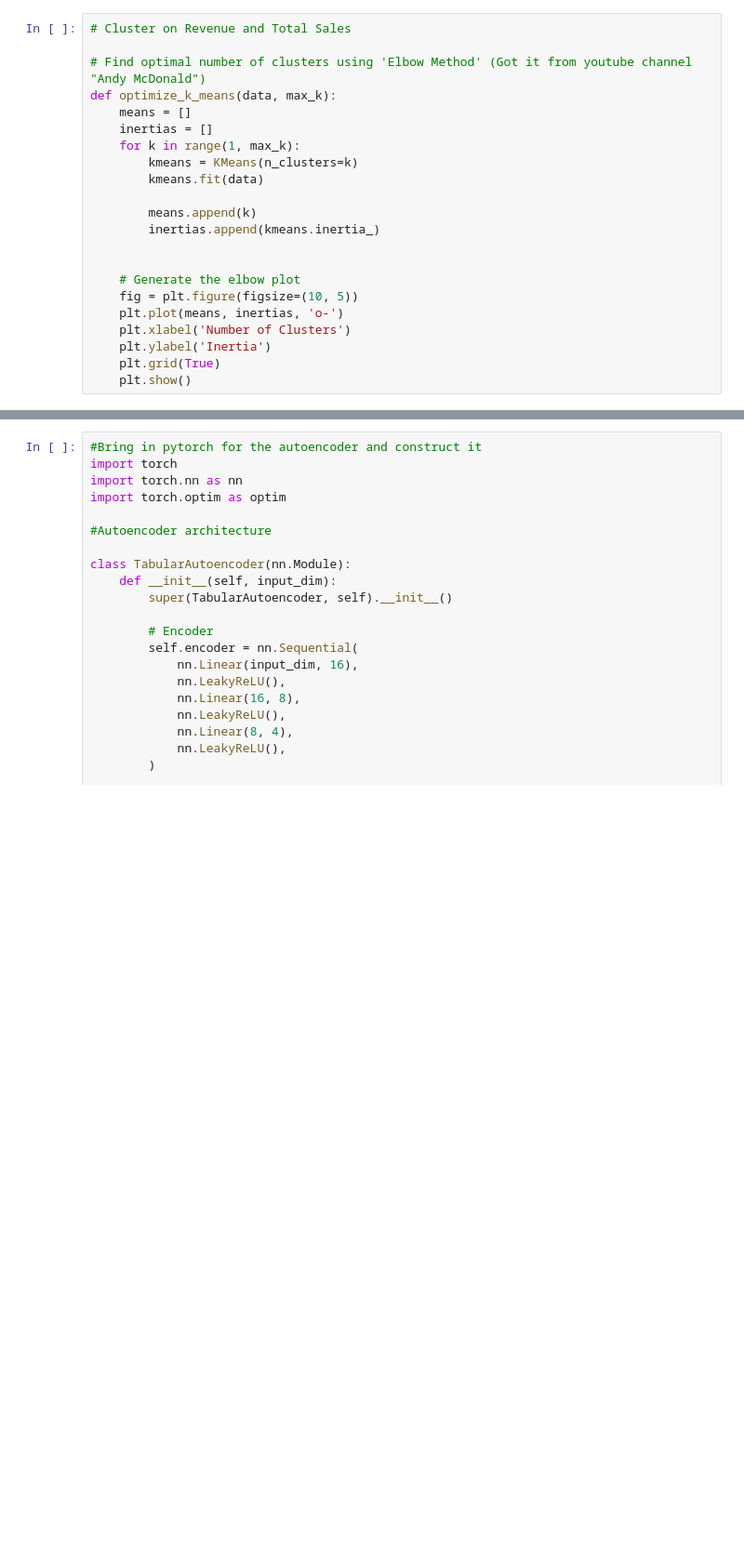
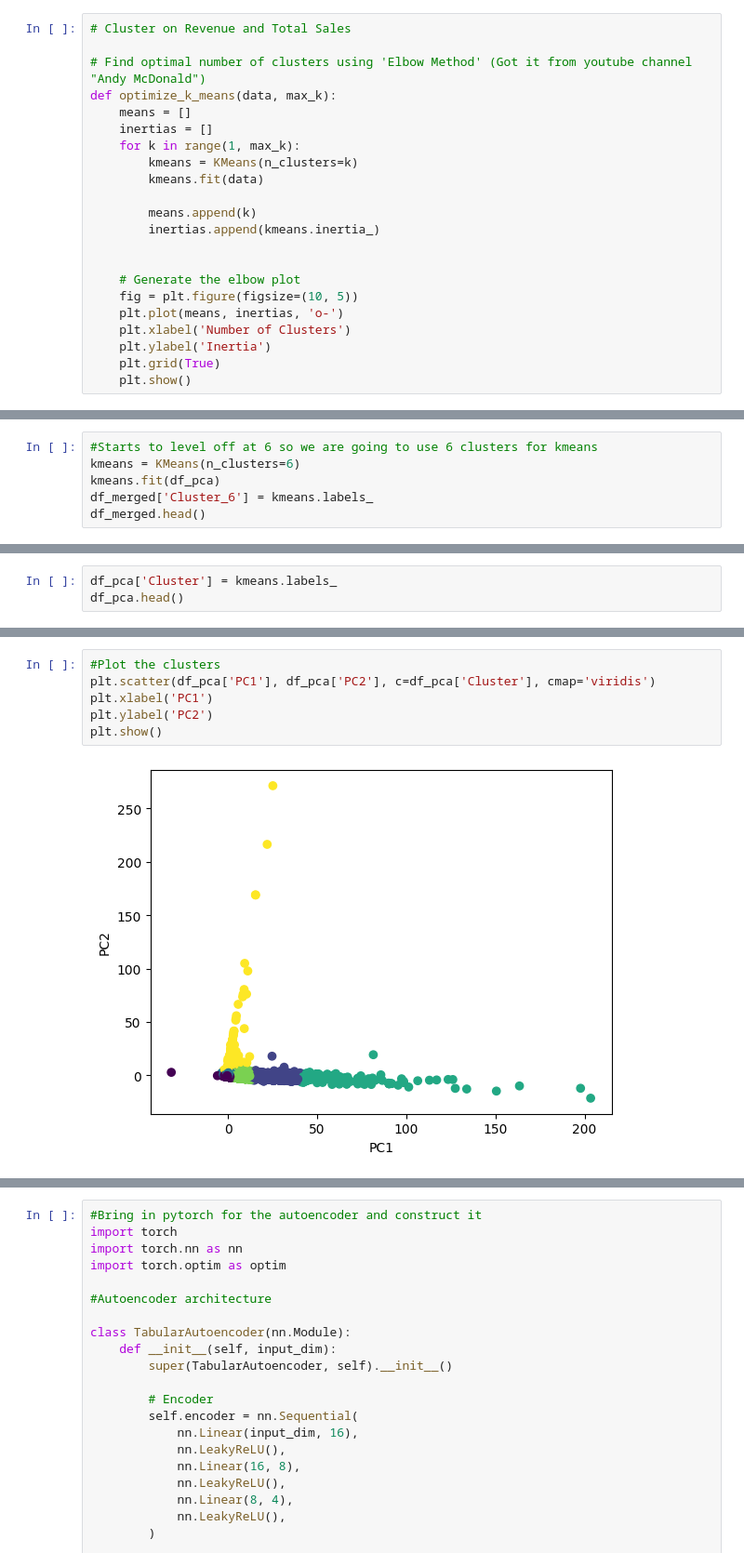
Before and after one commit to jtowgood/DAT490Capstone, a Jupyter notebook: Unsupervised_Learning.ipynb, the cells around one changed output, grey strips where cells are left out. Shown: that part at 93% size. Cells and saved outputs as stored; diff of their text form; blank space fills up the shorter version.

```diff
--- a/Unsupervised_Learning.ipynb
+++ b/Unsupervised_Learning.ipynb
@@ -295,0 +144,6 @@ memory usage: 34.1+ MB
+# %%
+#Starts to level off at 6 so we are going to use 6 clusters for kmeans
+kmeans = KMeans(n_clusters=6)
+kmeans.fit(df_pca)
+df_merged['Cluster_6'] = kmeans.labels_
+df_merged.head()
@@ -295,0 +157,3 @@ memory usage: 34.1+ MB
+# %%
+df_pca['Cluster'] = kmeans.labels_
+df_pca.head()
@@ -295,0 +167,8 @@ memory usage: 34.1+ MB
+# %%
+#Plot the clusters
+plt.scatter(df_pca['PC1'], df_pca['PC2'], c=df_pca['Cluster'], cmap='viridis')
+plt.xlabel('PC1')
+plt.ylabel('PC2')
+plt.show()
+# %% [output]
+[figure, added]
```
Also changed, not shown: parts of 40 cells of this notebook.
